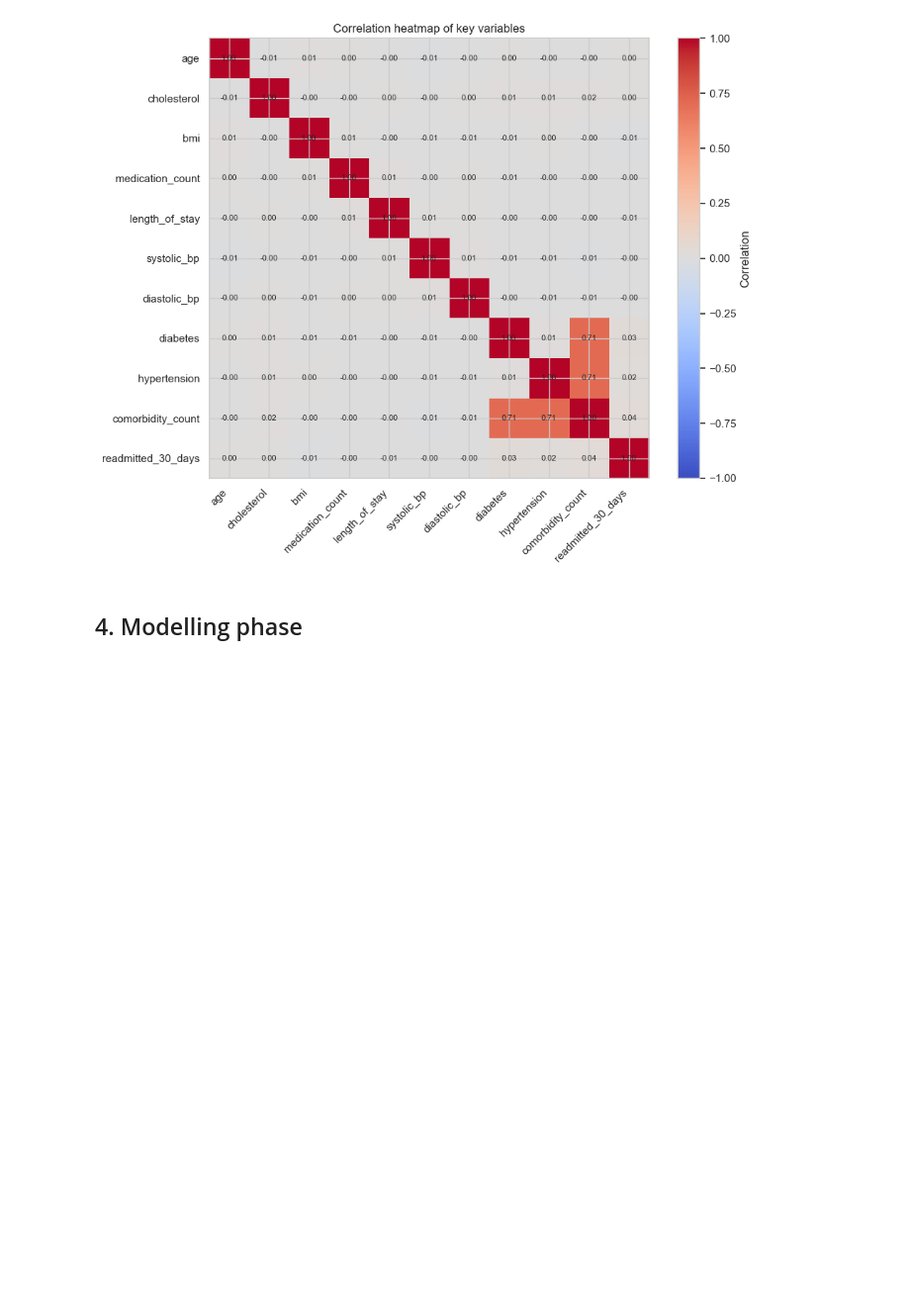
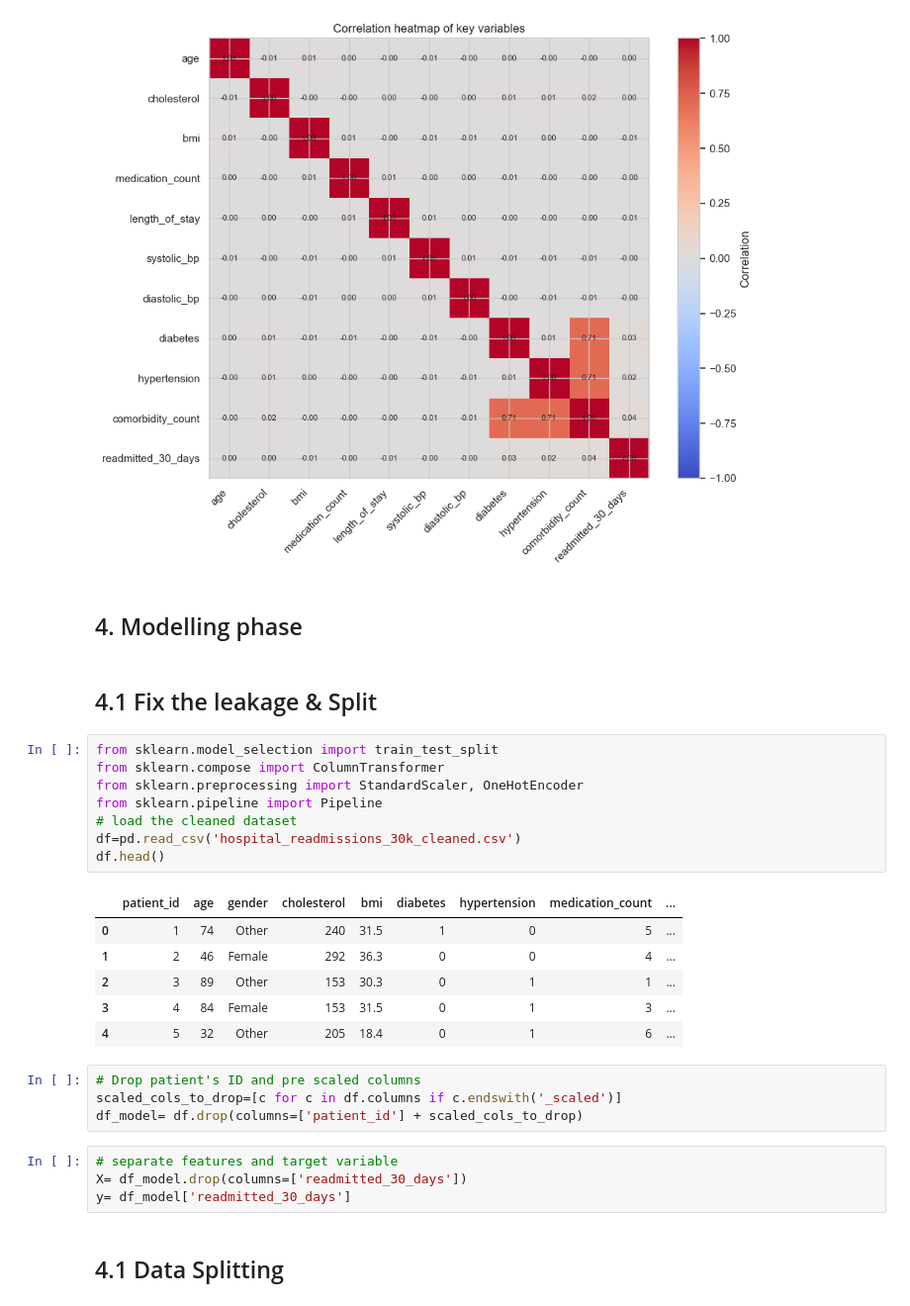
Before and after one commit to mize04/Hospital_Readmission_Project, a Jupyter notebook: index.ipynb, the cells around one changed output. Shown at 99% size. Cells and saved outputs as stored; diff of their text form; blank space fills up the shorter version.

```diff
--- a/index.ipynb
+++ b/index.ipynb
@@ -600,3 +600,30 @@ plt.show()
 [figure]
 # %% [markdown]
 ## 4. Modelling phase
+# %% [markdown]
+## 4.1 Fix the leakage & Split
+# %%
+from sklearn.model_selection import train_test_split
+from sklearn.compose import ColumnTransformer
+from sklearn.preprocessing import StandardScaler, OneHotEncoder
+from sklearn.pipeline import Pipeline
+# load the cleaned dataset
+df=pd.read_csv('hospital_readmissions_30k_cleaned.csv')
+df.head()
+# %% [output]
+|  | patient_id | age | gender | cholesterol | bmi | diabetes | hypertension | medication_count | ... |
+| 0 | 1 | 74 | Other | 240 | 31.5 | 1 | 0 | 5 | ... |
+| 1 | 2 | 46 | Female | 292 | 36.3 | 0 | 0 | 4 | ... |
+| 2 | 3 | 89 | Other | 153 | 30.3 | 0 | 1 | 1 | ... |
+| 3 | 4 | 84 | Female | 153 | 31.5 | 0 | 1 | 3 | ... |
+| 4 | 5 | 32 | Other | 205 | 18.4 | 0 | 1 | 6 | ... |
+# %%
+# Drop patient's ID and pre scaled columns
+scaled_cols_to_drop=[c for c in df.columns if c.endswith('_scaled')]
+df_model= df.drop(columns=['patient_id'] + scaled_cols_to_drop)
+# %%
+# separate features and target variable
+X= df_model.drop(columns=['readmitted_30_days'])
+y= df_model['readmitted_30_days']
+# %% [markdown]
+## 4.1 Data Splitting
```
Also changed, not shown: parts of 36 cells of this notebook.
